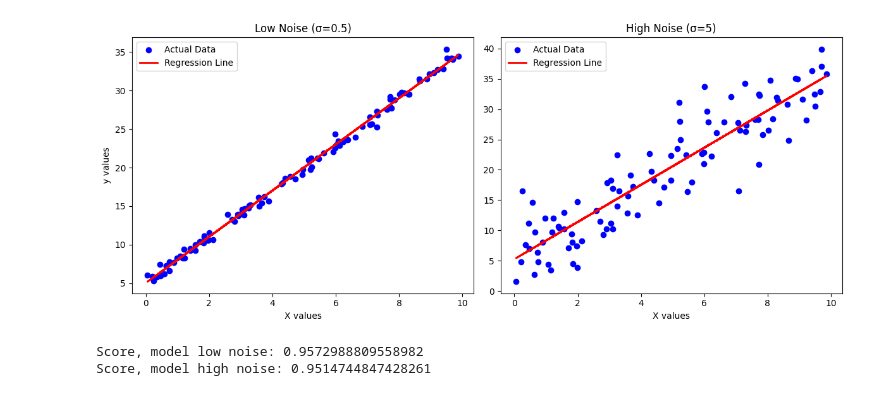
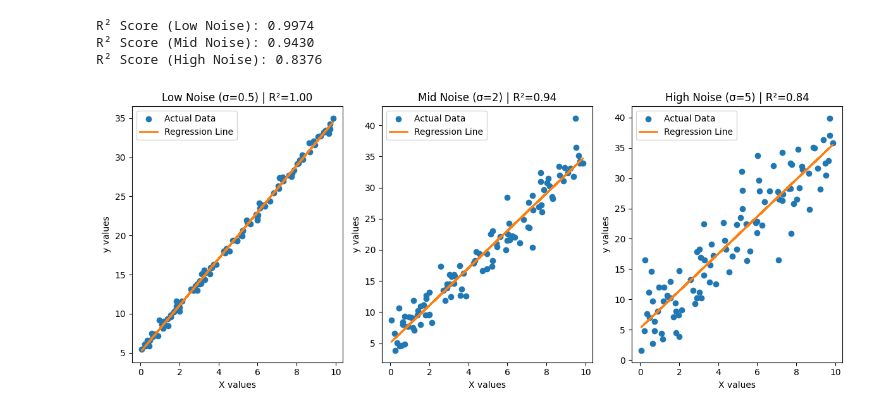
Before and after one commit to sakabmw/regression, a Jupyter notebook: notebooks/simple_regression.ipynb, the cells around one changed output. Cells and saved outputs as stored; diff of their text form; code cells hidden in the pictures.

```diff
--- a/notebooks/simple_regression.ipynb
+++ b/notebooks/simple_regression.ipynb
@@ -14,9 +14,0 @@ y = 3 * X + 5 + np.random.randn(100, 1) * 2  # Adding noise
-# %%
-# Create a linear regression model
-model = LinearRegression()
-
-# Train the model
-model.fit(X, y)
-
-# Predict values
-y_pred = model.predict(X)
@@ -42,4 +26,5 @@ true_slope, true_intercept = 3, 5
 # %%
 # Generate y values with different noise levels
 y_low_noise = true_slope * X + true_intercept + np.random.randn(100, 1) * 0.5
+y_mid_noise = true_slope * X + true_intercept + np.random.randn(100, 1) * 2
 y_high_noise = true_slope * X + true_intercept + np.random.randn(100, 1) * 5
@@ -46,39 +51,57 @@ y_high_noise = true_slope * X + true_intercept + np.random.randn(100, 1) * 5
 # %%
 # Train regression models
 model_low_noise = LinearRegression().fit(X, y_low_noise)
+model_mid_noise = LinearRegression().fit(X, y_mid_noise)
 model_high_noise = LinearRegression().fit(X, y_high_noise)
 
 # Predictions
 y_pred_low_noise = model_low_noise.predict(X)
+y_pred_mid_noise = model_mid_noise.predict(X)
 y_pred_high_noise = model_high_noise.predict(X)
+# %%
+# Compute R² scores
+r2_low_noise = model_low_noise.score(X, y_low_noise)
+r2_mid_noise = model_mid_noise.score(X, y_mid_noise)
+r2_high_noise = model_high_noise.score(X, y_high_noise)
+
+# Print R² scores
+print(f"R² Score (Low Noise): {r2_low_noise:.4f}")
+print(f"R² Score (Mid Noise): {r2_mid_noise:.4f}")
+print(f"R² Score (High Noise): {r2_high_noise:.4f}")
+# %% [output]
+R² Score (Low Noise): 0.9974
+R² Score (Mid Noise): 0.9430
+R² Score (High Noise): 0.8376
 # %%
 # Create subplots
-fig, axes = plt.subplots(1, 2, figsize=(12, 5))
+fig, axes = plt.subplots(1, 3, figsize=(12, 5))
 
 # Plot: Low Noise
-axes[0].scatter(X, y_low_noise, color='blue', label="Actual Data")
-axes[0].plot(X, y_pred_low_noise, color='red', linewidth=2, label="Regression Line")
-axes[0].set_title("Low Noise (σ=0.5)")
+axes[0].scatter(X, y_low_noise, color='tab:blue', label="Actual Data")
+axes[0].plot(X, y_pred_low_noise, color='tab:orange', linewidth=2, label="Regression Line")
+axes[0].set_title(f"Low Noise (σ=0.5) | R²={r2_low_noise:.2f}")
 axes[0].set_xlabel("X values")
 axes[0].set_ylabel("y values")
 axes[0].legend()
 
+# Plot: Mid Noise
+axes[1].scatter(X, y_mid_noise, color='tab:blue', label="Actual Data")
+axes[1].plot(X, y_pred_mid_noise, color='tab:orange', linewidth=2, label="Regression Line")
+axes[1].set_title(f"Mid Noise (σ=2) | R²={r2_mid_noise:.2f}")
+axes[1].set_xlabel("X values")
+axes[1].set_ylabel("y values")
+axes[1].legend()
+
 # Plot: High Noise
-axes[1].scatter(X, y_high_noise, color='blue', label="Actual Data")
-axes[1].plot(X, y_pred_high_noise, color='red', linewidth=2, label="Regression Line")
-axes[1].set_title("High Noise (σ=5)")
-axes[1].set_xlabel("X values")
-axes[1].legend()
+axes[2].scatter(X, y_high_noise, color='tab:blue', label="Actual Data")
+axes[2].plot(X, y_pred_high_noise, color='tab:orange', linewidth=2, label="Regression Line")
+axes[2].set_title(f"High Noise (σ=5) | R²={r2_high_noise:.2f}")
+axes[2].set_xlabel("X values")
+axes[2].set_ylabel("y values")
+axes[2].legend()
 
 # Show plots
 plt.tight_layout()
 plt.show()
 # %% [output]
-[figure, old version]
+[figure, new version]
-# %%
-# Model accuracy
-print("Score, model low noise:", model_low_noise.score(X, y))
-print("Score, model high noise:", model_high_noise.score(X, y))
-# %% [output]
-Score, model low noise: 0.9572988809558982
-Score, model high noise: 0.9514744847428261
```
Also changed, not shown: parts of 8 cells of this notebook.
